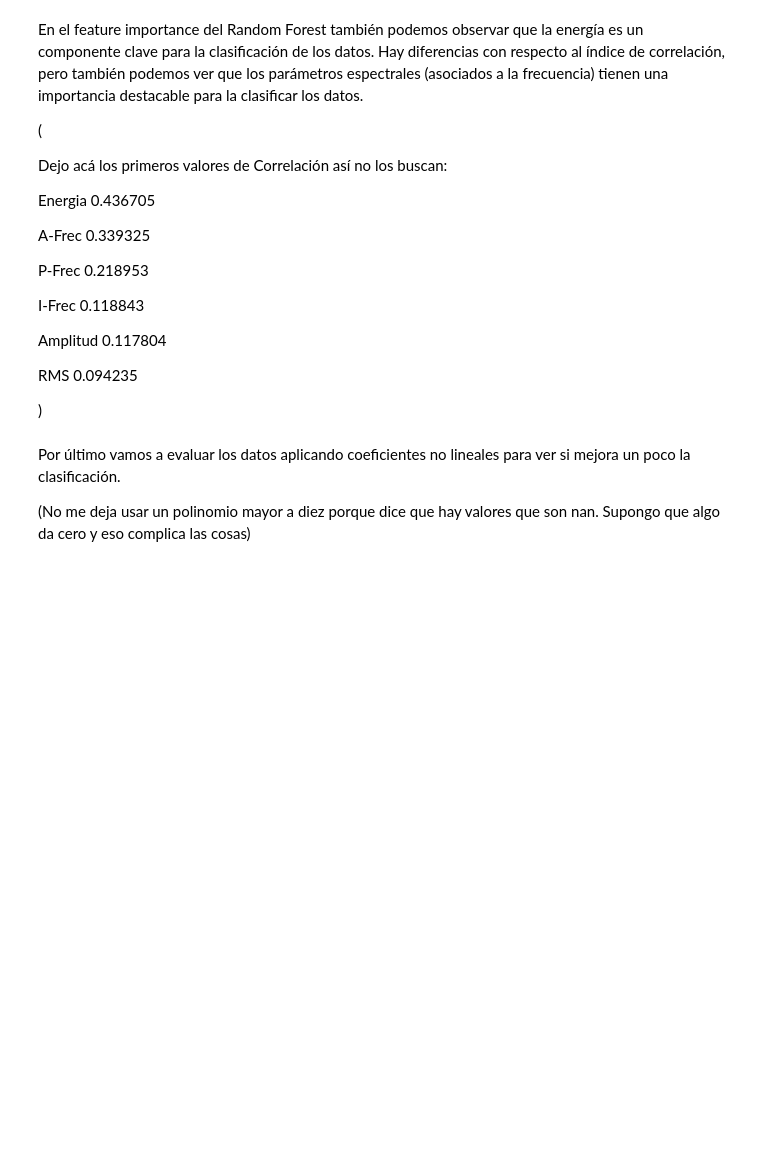
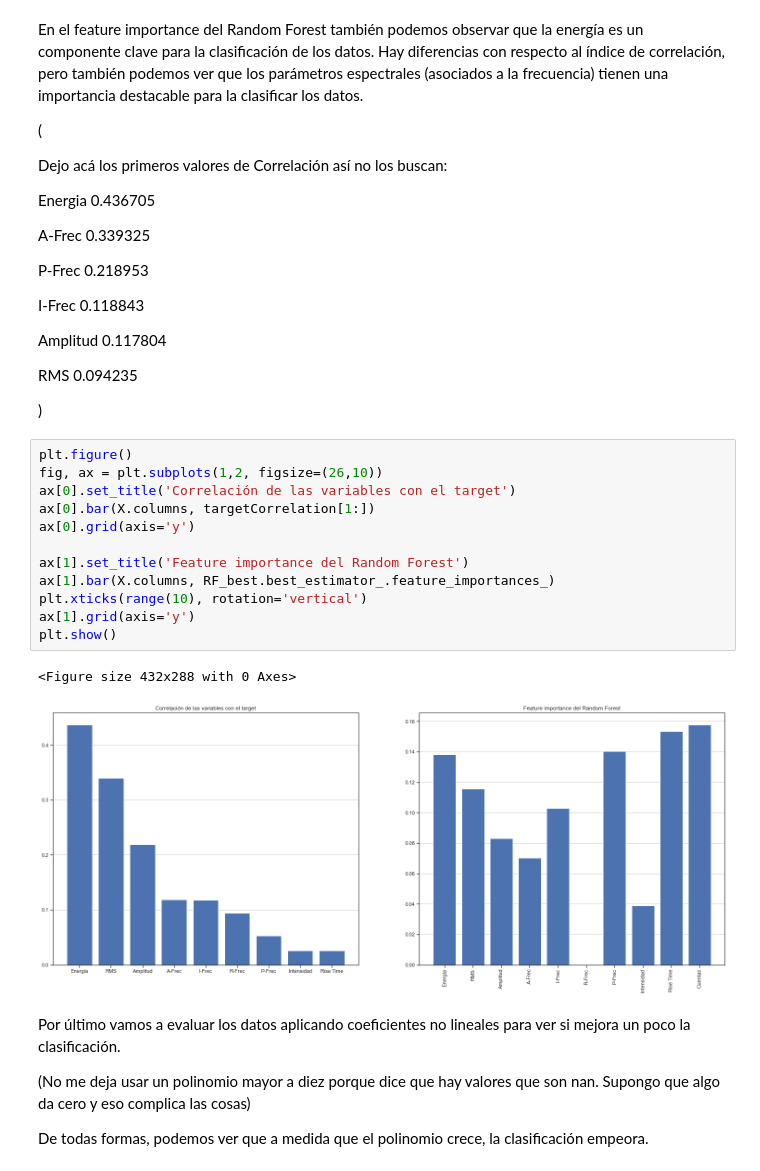
Before and after one commit to abonellitoro/libs_ea, a Jupyter notebook: TP UNSAM ML.ipynb, the cells around one changed output. Cells and saved outputs as stored; diff of their text form; blank space fills up the shorter version.

```diff
--- a/TP UNSAM ML.ipynb
+++ b/TP UNSAM ML.ipynb
@@ -347,10 +347,27 @@ Amplitud      0.117804
 RMS           0.094235
 
 )
+# %%
+plt.figure()
+fig, ax = plt.subplots(1,2, figsize=(26,10))
+ax[0].set_title('Correlación de las variables con el target')
+ax[0].bar(X.columns, targetCorrelation[1:])
+ax[0].grid(axis='y')
+
+ax[1].set_title('Feature importance del Random Forest')
+ax[1].bar(X.columns, RF_best.best_estimator_.feature_importances_)
+plt.xticks(range(10), rotation='vertical')
+ax[1].grid(axis='y')
+plt.show()
+# %% [output]
+<Figure size 432x288 with 0 Axes>
+[figure, added]
 # %% [markdown]
 Por último vamos a evaluar los datos aplicando coeficientes no lineales para ver si mejora un poco la clasificación.
 
 (No me deja usar un polinomio mayor a diez porque dice que hay valores que son nan. Supongo que algo da cero y eso complica las cosas)
+
+De todas formas, podemos ver que a medida que el polinomio crece, la clasificación empeora.
 # %%
 from sklearn.ensemble import RandomForestClassifier
 from sklearn.model_selection import RandomizedSearchCV
```
Also changed, not shown: parts of 4 cells of this notebook.
